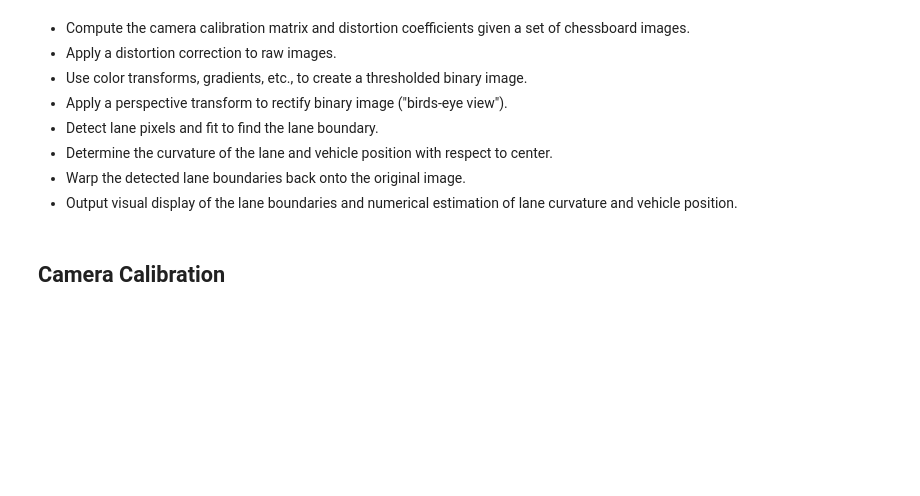
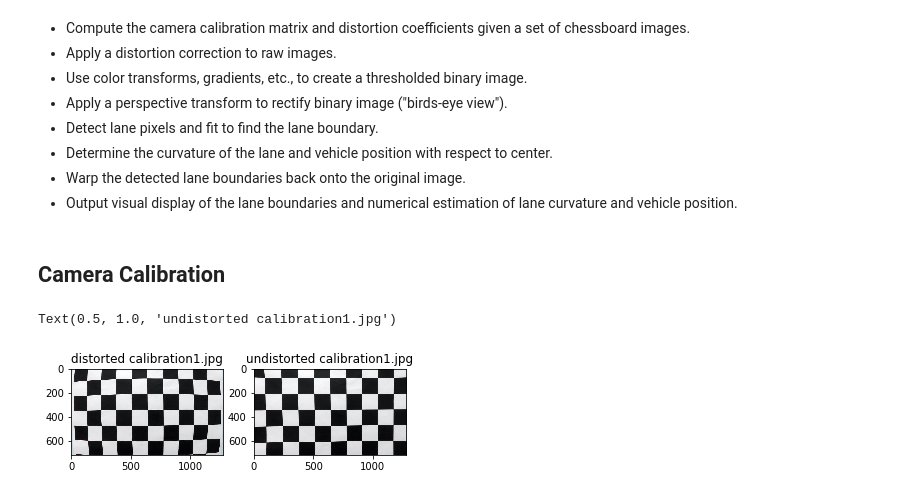
Before and after one commit to ashwinmr/CarND-Advanced-Lane-Lines, a Jupyter notebook: Main.ipynb, the cells around one changed output. Saved outputs shown, nothing was run; the diff lists cells and outputs as text; code cells hidden in the pictures; blank space fills up the shorter version.

Commit message:
Completed code to undistort image

```diff
--- a/Main.ipynb
+++ b/Main.ipynb
@@ -41,32 +41,44 @@ def get_cal_points(image,nx,ny):
     if ret == True:
         objp = np.zeros((nx*ny,3),np.float32)
         objp[:,:2] = np.mgrid[0:nx,0:ny].T.reshape(-1,2)
         imgp = corners
 
         # Debugplot
         if debugplot:
             plt.figure()
             cv2.drawChessboardCorners(image, (nx, ny), corners, ret)
             plt.imshow(image)
 
     return ret,objp,imgp
 
 # Initialize arrays to store all image and object points
 objpoints = []
 imgpoints = []
 
 # Go through each file and obtain object and image points
 files = os.listdir("camera_cal/")
 nx = 9
 ny = 6
-for file in files[0:3]:
+for file in files:
     image = cv2.imread('camera_cal/' + file)
     ret,objp,imgp = get_cal_points(image,nx,ny)
     if ret:
         objpoints.append(objp)
         imgpoints.append(imgp)
 
 # Obtain camera calibration
 ret, mtx, dist, rvecs, tvecs = cv2.calibrateCamera(objpoints, imgpoints, image.shape[1::-1], None, None)
 
-# Undistort and show
+# Undistort an image as an example
+file_num = 6
+image = cv2.imread('camera_cal/' + files[file_num])
+undist = cv2.undistort(image, mtx, dist, None,mtx)
+plt.subplot(1,2,1)
+plt.imshow(image)
+plt.title('distorted '+files[file_num])
+plt.subplot(1,2,2)
+plt.imshow(undist)
+plt.title('undistorted '+files[file_num])
+# %% [output]
+Text(0.5, 1.0, 'undistorted calibration1.jpg')
+[figure, added]
```
Also changed, not shown: 1 other file.
